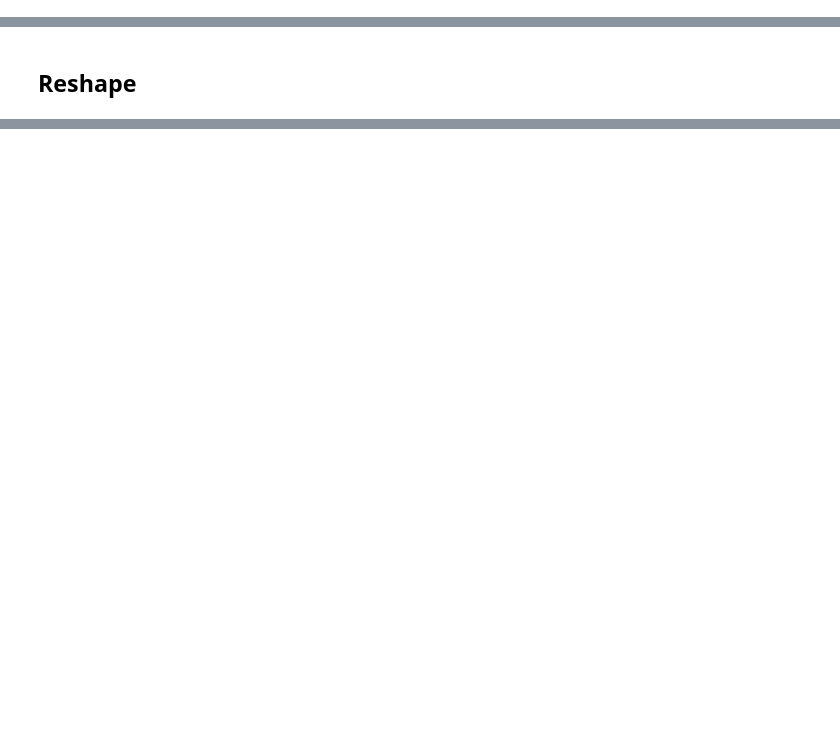
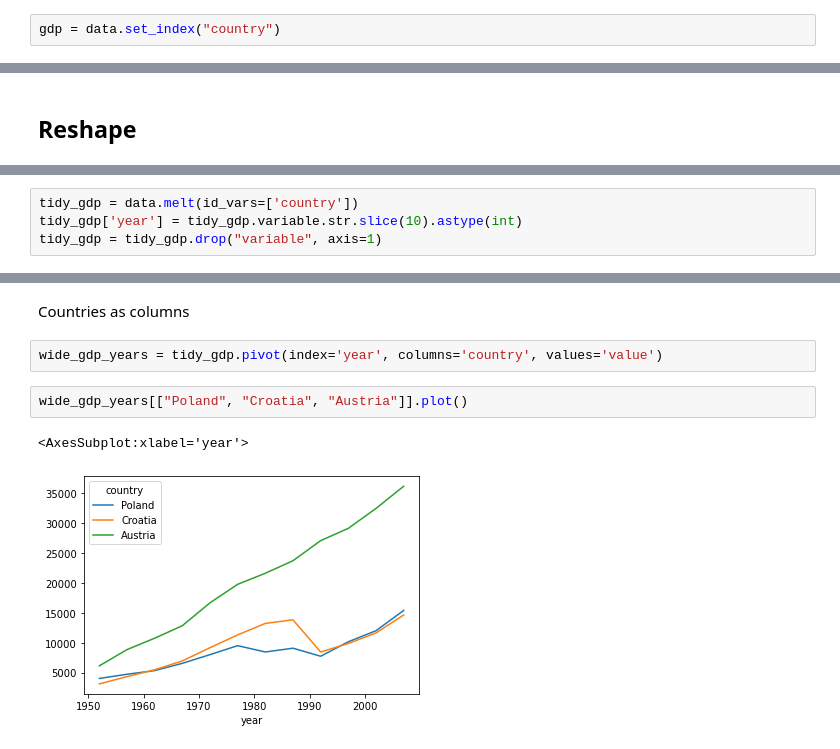
Before and after one commit to btel/2021-03-29-uj-python, a Jupyter notebook: introduction_to_pandas.ipynb, the cells around one changed output, grey strips where cells are left out. Cells and saved outputs as stored; diff of their text form; blank space fills up the shorter version.

```diff
--- a/introduction_to_pandas.ipynb
+++ b/introduction_to_pandas.ipynb
@@ -345,0 +367,2 @@ Calculate (and plot) mean GDP for each year
+# %%
+gdp = data.set_index("country")
@@ -351,0 +525,4 @@ Calculate (and plot) mean GDP for each year
+# %%
+tidy_gdp = data.melt(id_vars=['country'])
+tidy_gdp['year'] = tidy_gdp.variable.str.slice(10).astype(int)
+tidy_gdp = tidy_gdp.drop("variable", axis=1)
@@ -351,0 +545,9 @@ Calculate (and plot) mean GDP for each year
+# %% [markdown]
+Countries as columns
+# %%
+wide_gdp_years = tidy_gdp.pivot(index='year', columns='country', values='value')
+# %%
+wide_gdp_years[["Poland", "Croatia", "Austria"]].plot()
+# %% [output]
+<AxesSubplot:xlabel='year'>
+[figure, added]
```
Also changed, not shown: parts of 37 cells of this notebook, 11 other files.
